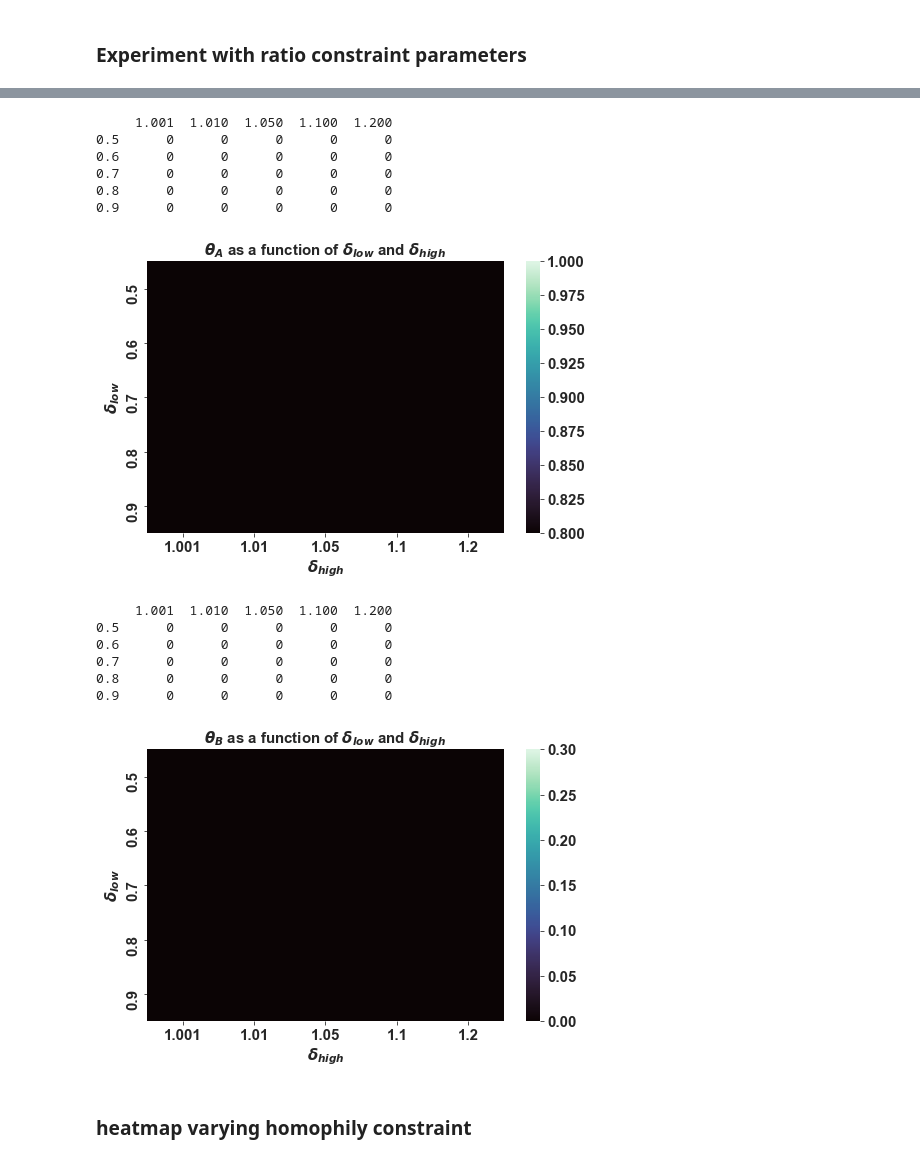
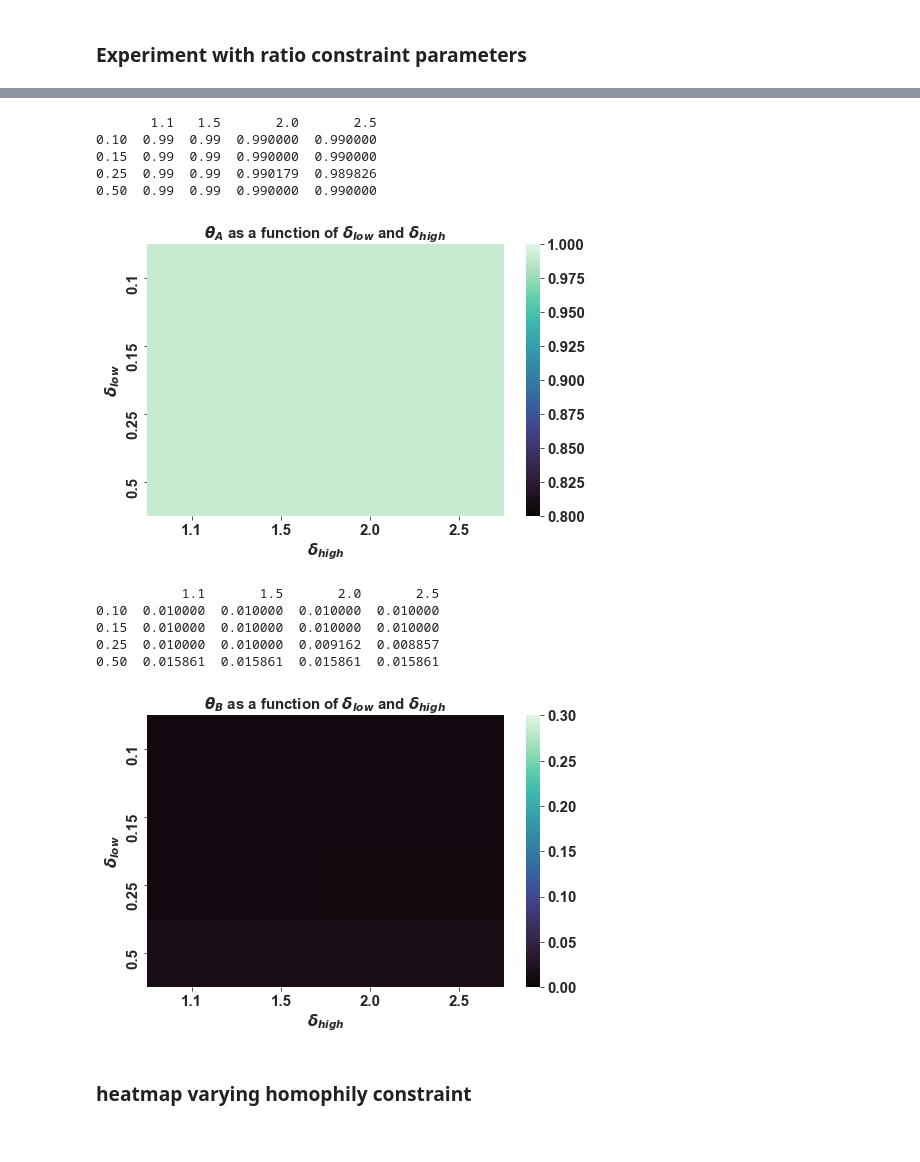
Before and after one commit to jfinocchiaro/long-term-fair-mdps, a Jupyter notebook: political-influence-refactored/notebooks/generate_runs.ipynb, the cells around one changed output, grey strips where cells are left out. Drawn from its saved outputs; the diff is of its cells as text; code cells hidden in the pictures.

Commit message:
graphs for all

```diff
--- a/political-influence-refactored/notebooks/generate_runs.ipynb
+++ b/political-influence-refactored/notebooks/generate_runs.ipynb
@@ -51,7 +51,7 @@ num_trials = 25
 
 
 #load parameters from dataset
-dataset_name = 'twitter_abortion'
+dataset_name = 'twitter_uselections'
 dire = '../'+dataset_name+'/figures/'
 dire_data = '../same_init_runs/'+dataset_name+'/'
 if not os.path.exists(dire):
@@ -353,44 +353,41 @@ delta_low_B, delta_high_B = zip(*hold_B)
 # %%
 ser = pd.Series(list(theta_A.values()), index = pd.MultiIndex.from_tuples(theta_A.keys()))
 df = ser.unstack().fillna(0)
 
 print(df)
 fig, ax = plt.subplots(figsize=(8, 5))
 ax = sns.heatmap(df,cmap='mako', vmin=0.8, vmax=1)
 plt.title("$\\theta_A$ as a function of $\\delta_{low}$ and $\\delta_{high}$")
 plt.xlabel("$\\delta_{high}$")
 plt.ylabel("$\\delta_{low}$")
 plt.savefig(dire+"_heatmap_theta_A_ratio_params.pdf")
 plt.show()
 
 
-ser = pd.Series(list(theta_B.values()),
-                  index=pd.MultiIndex.from_tuples(theta_B.keys()))
+ser = pd.Series(list(theta_B.values()), index=pd.MultiIndex.from_tuples(theta_B.keys()))
 df = ser.unstack().fillna(0)
 print(df)
 
 fig, ax = plt.subplots(figsize=(8, 5))
 ax = sns.heatmap(df,cmap='mako', vmin=0, vmax=.3)
 plt.title("$\\theta_B$ as a function of $\\delta_{low}$ and $\\delta_{high}$")
 plt.xlabel("$\\delta_{high}$")
 plt.ylabel("$\\delta_{low}$")
 plt.savefig(dire+"_heatmap_theta_B_ratio_params.pdf")
 plt.show()
 # %% [output]
-     1.001  1.010  1.050  1.100  1.200
-0.5      0      0      0      0      0
-0.6      0      0      0      0      0
-0.7      0      0      0      0      0
-0.8      0      0      0      0      0
-0.9      0      0      0      0      0
+       1.1   1.5       2.0       2.5
+0.10  0.99  0.99  0.990000  0.990000
+0.15  0.99  0.99  0.990000  0.990000
+0.25  0.99  0.99  0.990179  0.989826
+0.50  0.99  0.99  0.990000  0.990000
-[figure, old version]
+[figure, new version]
-     1.001  1.010  1.050  1.100  1.200
-0.5      0      0      0      0      0
-0.6      0      0      0      0      0
-0.7      0      0      0      0      0
-0.8      0      0      0      0      0
-0.9      0      0      0      0      0
+           1.1       1.5       2.0       2.5
+0.10  0.010000  0.010000  0.010000  0.010000
+0.15  0.010000  0.010000  0.010000  0.010000
+0.25  0.010000  0.010000  0.009162  0.008857
+0.50  0.015861  0.015861  0.015861  0.015861
-[figure, old version]
+[figure, new version]
 # %% [markdown]
 ### heatmap varying homophily constraint
 # %%
```
Also changed, not shown: parts of 17 cells of this notebook, 57 other files.
